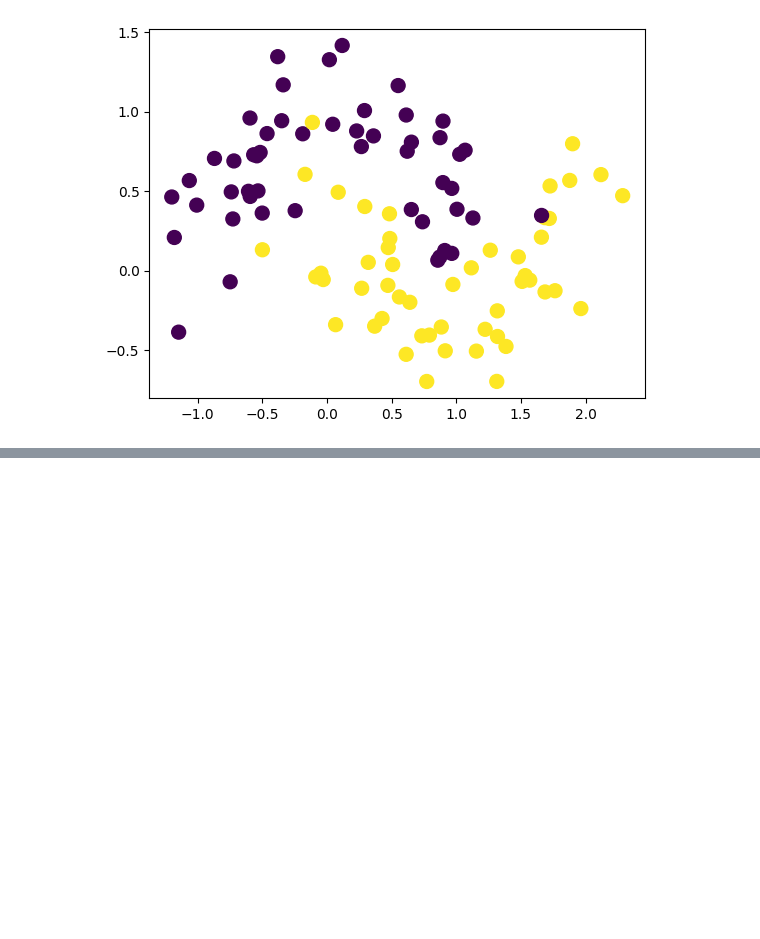
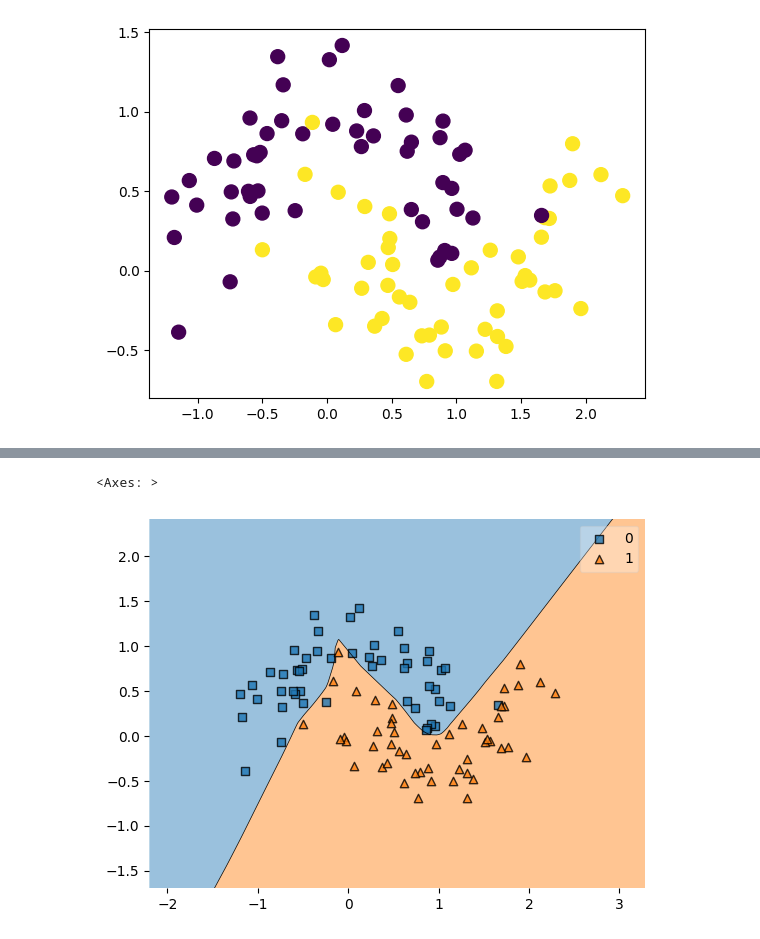
Before and after one commit to ajaykumar080286/DeepLearning, a Jupyter notebook: RegularizationL2.ipynb, the cells around one changed output, grey strips where cells are left out. Cells and saved outputs as stored; diff of their text form; code cells hidden in the pictures; blank space fills up the shorter version.

```diff
--- a/RegularizationL2.ipynb
+++ b/RegularizationL2.ipynb
@@ -24,0 +29,8 @@ plt.scatter(X[:,0], X[:,1],c=y,s=100)
+# %%
+model=Sequential()
+
+model.add(Dense(128, activation='relu', input_dim=2))
+model.add(Dense(128, activation='relu'))
+model.add(Dense(1, activation='sigmoid'))
+
+model.summary()
@@ -24,0 +51,11 @@ plt.scatter(X[:,0], X[:,1],c=y,s=100)
+# %%
+adam=Adam(learning_rate=0.01)
+# %%
+model.compile(optimizer=adam, loss='binary_crossentropy', metrics=['accuracy'])
+# %%
+history=model.fit(X,y,epochs=1500, validation_split=0.2,verbose=0)
+# %%
+plot_decision_regions(X,y ,clf=model)
+plt.xlim(-2,3)
+plt.ylim(-1.5,2)
+# %% [output]
@@ -24,0 +63,2 @@ plt.scatter(X[:,0], X[:,1],c=y,s=100)
+<Axes: >
+[figure, added]
```
Also changed, not shown: parts of 17 cells of this notebook.
